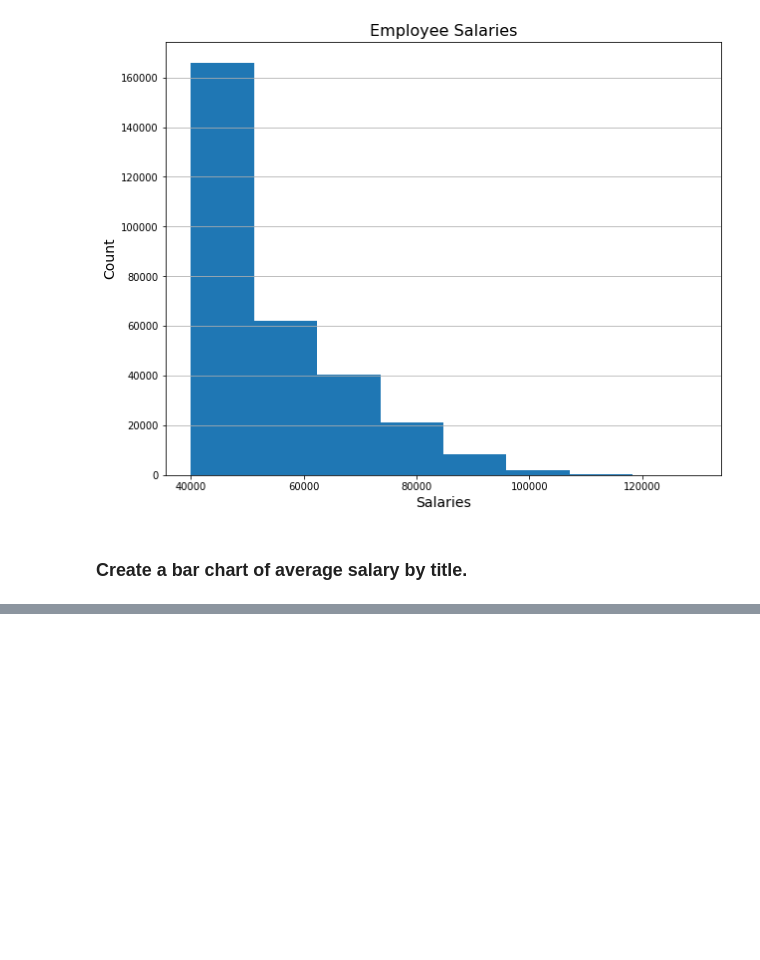
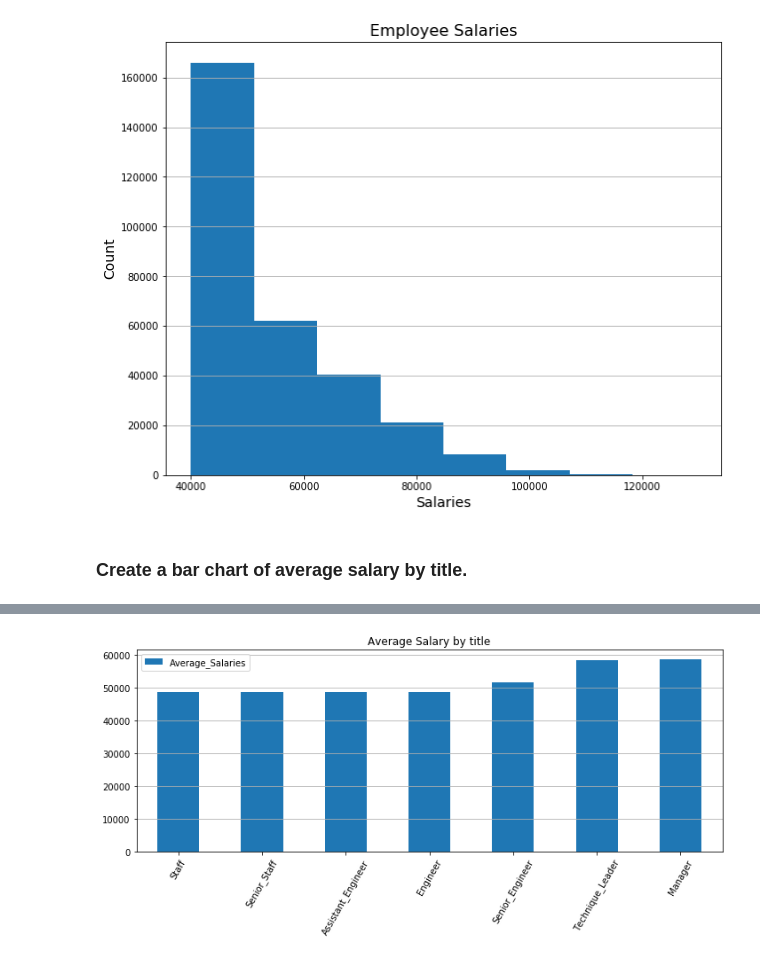
Before and after one commit to eobianyor/SQL-Project1, a Jupyter notebook: EmployeeSQL/Employee_Visualizations.ipynb, the cells around one changed output, grey strips where cells are left out. Cells and saved outputs as stored; diff of their text form; code cells hidden in the pictures; blank space fills up the shorter version.

```diff
--- a/EmployeeSQL/Employee_Visualizations.ipynb
+++ b/EmployeeSQL/Employee_Visualizations.ipynb
@@ -138,26 +142,33 @@ join_Emp_Salary_df.head()
+# %%
+# Get the average salary for each title
+av_Emp_Title_Salary_df = join_Emp_Salary_df.groupby("emp_title_id")['salary'].mean()
+av_Emp_Title_Salary_df.head(15)
+
+# Create lists of my Mouse ID and Max Timepoint series
+Av_salaries_List = av_Emp_Title_Salary_df.values.tolist()
+
+# Get the average salary for each title (Using SQL query)
+# av_Emp_Title_Salary2_df = session.query(join_Emp_Salary).group_by(join_Emp_Salary.emp_title_id).limit(10)
 # %%
-# Create a bar plot
+# Create bar plot
+
 # Create x-axis
-Title_List = join_Emp_Salary_df['emp_title'].unique()
+Title_id_List = join_Emp_Salary_df['emp_title_id'].unique()
+# Make the tile list
+Title_List = ('Staff', 'Senior_Staff', 'Assistant_Engineer', 'Engineer', 'Senior_Engineer', 'Technique_Leader', 'Manager')
 TitleNo = np.array(range(len(Title_List)))
 
-# Create needed lists
-Salary_Dict = {}
-salary_barplot = []
-
-# Run loop to calculate statistics for each regimen
-for title in Title_List:
-    Salary_Dict[title] = join_Emp_Salary_df.loc[join_Emp_Salary_df['emp_title']==title, 'salary']
-    salary_barplot.append(Salary_Dict[title].count())
-
-# Create a quantile dataframe from calculate values
-salary_per_title_dict = {"emp_title": Title_List, "No. of Mice": salary_barplot}
+# Create a dataframe from calculate values
+salary_per_title_dict = {"emp_titles": Title_List, "Average_Salaries": Av_salaries_List}
 salary_per_title_df = pd.DataFrame(salary_per_title_dict)
 salary_per_title_df
 
 # Create Plot (pandasplot)
 salary_per_title_df.plot(kind="bar", figsize=(10,5))
 plt.title("Average Salary by title")
 plt.xticks(TitleNo, Title_List, rotation = 60)
+plt.grid(axis="y")
 plt.tight_layout()
 plt.show()
+# %% [output]
+[figure, added]
```
Also changed, not shown: parts of 3 cells of this notebook, 6 other files.
